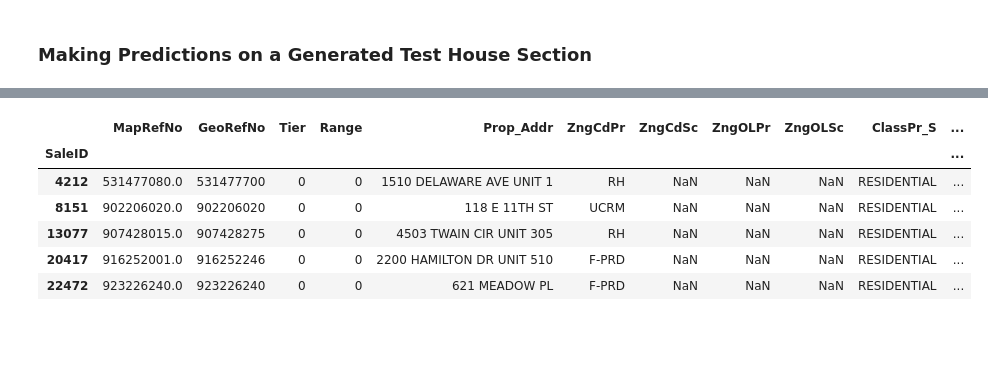
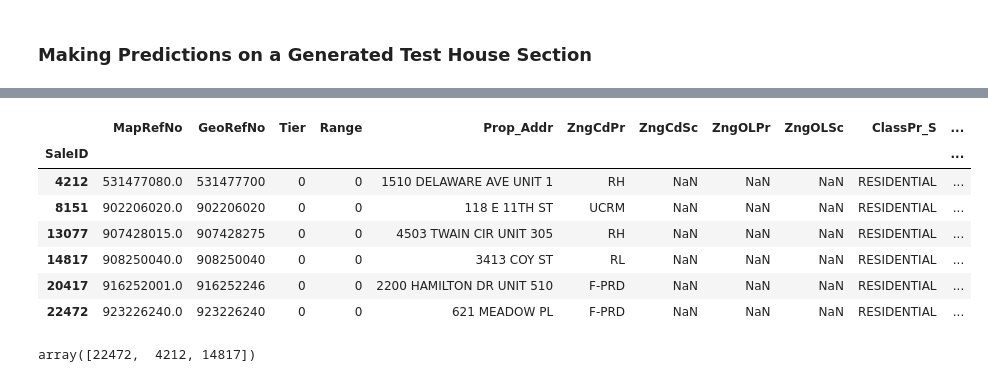
Before and after one commit to lelandjmurrin/Ames_Housing_Project, a Jupyter notebook: Ames_Housing_SalePrice_Distance_Predictions.ipynb, the cells around one changed output, grey strips where cells are left out. Saved outputs shown, nothing was run; the diff lists cells and outputs as text; code cells hidden in the pictures; blank space fills up the shorter version.

```diff
--- a/Ames_Housing_SalePrice_Distance_Predictions.ipynb
+++ b/Ames_Housing_SalePrice_Distance_Predictions.ipynb
@@ -1692,11 +1722,12 @@ df_houseBoth[["Prop_Addr"]].join(df_predict.set_index("SaleID"), how = "right").
 # %%
-df_houseBoth.query("index == 20417 or index == 13077 or index == 4212 or index == 8151 or index == 22472")
+df_houseBoth.query("index == 20417 or index == 13077 or index == 4212 or index == 8151 or index == 22472 or index == 14817")
 # %% [output]
 |  | MapRefNo | GeoRefNo | Tier | Range | Prop_Addr | ZngCdPr | ZngCdSc | ZngOLPr | ZngOLSc | ClassPr_S | ... |
 | SaleID |  |  |  |  |  |  |  |  |  |  | ... |
 | 4212 | 531477080.0 | 531477700 | 0 | 0 | 1510 DELAWARE AVE UNIT 1 | RH | NaN | NaN | NaN | RESIDENTIAL | ... |
 | 8151 | 902206020.0 | 902206020 | 0 | 0 | 118 E 11TH ST | UCRM | NaN | NaN | NaN | RESIDENTIAL | ... |
 | 13077 | 907428015.0 | 907428275 | 0 | 0 | 4503 TWAIN CIR UNIT 305 | RH | NaN | NaN | NaN | RESIDENTIAL | ... |
+| 14817 | 908250040.0 | 908250040 | 0 | 0 | 3413 COY ST | RL | NaN | NaN | NaN | RESIDENTIAL | ... |
 | 20417 | 916252001.0 | 916252246 | 0 | 0 | 2200 HAMILTON DR UNIT 510 | F-PRD | NaN | NaN | NaN | RESIDENTIAL | ... |
 | 22472 | 923226240.0 | 923226240 | 0 | 0 | 621 MEADOW PL | F-PRD | NaN | NaN | NaN | RESIDENTIAL | ... |
 # %%
@@ -1709,0 +1736,52 @@ df_houseBoth[["Prop_Addr"]].join(df_predict.set_index("SaleID"), how = "right").
+# %%
+df_display = (df_predict
+    .query("SaleID == 4212 or SaleID == 22472 or SaleID == 14817")
+    [["SaleID",
+    "YrBuilt",
+    "Has_Fireplace",
+    "Has_Garage",
+    "Service_Organic_Groceries_closest",
+    "Service_Restaurant_closest",
+    "Service_Shopping_closest",
+    "Service_Religion_closest",
+    "Year",
+    "y_true",
+    "y_predict",
+    "y_delta"]]
+    .eval("y_percent = (y_delta/y_true)*100")
+)
+
+
+df_display2 = (df_display.filter(regex = "Has_|_closest|Year")
+    .stack()
+    .rename("flag")
+    .reset_index()
+    .query("flag == 1 or flag == 2021.0")
+    .set_index("level_0")
+    .drop("flag", axis = 1)
+    .apply(lambda x: x.str.replace("Has_", "Add "))
+    .apply(lambda x: x.str.replace("_closest", ""))
+    .apply(lambda x: x.str.replace("Service_", "Closest to "))
+    .apply(lambda x: x.str.replace("_", " "))
+    .apply(lambda x: x.str.replace("Year", "Year Sold 2021"))
+    ["level_1"]
+    .rename("Changes")
+    .to_frame()
+    .join(df_display)
+    .filter(regex = "Changes|SaleID|YrBuilt|Year|y_true|y_predict|y_perc")
+)
+
+for i in df_display2.SaleID.unique():
+    row = df_display2.query("SaleID == @i").head(0)
+
+
+display_dict = {}
+
+
+
+
+
+
+#.to_csv("Visualizations/df_predictions_v2.csv")
+# %% [output]
+array([22472,  4212, 14817])
```
Also changed, not shown: parts of 8 cells of this notebook, 2 other files.
